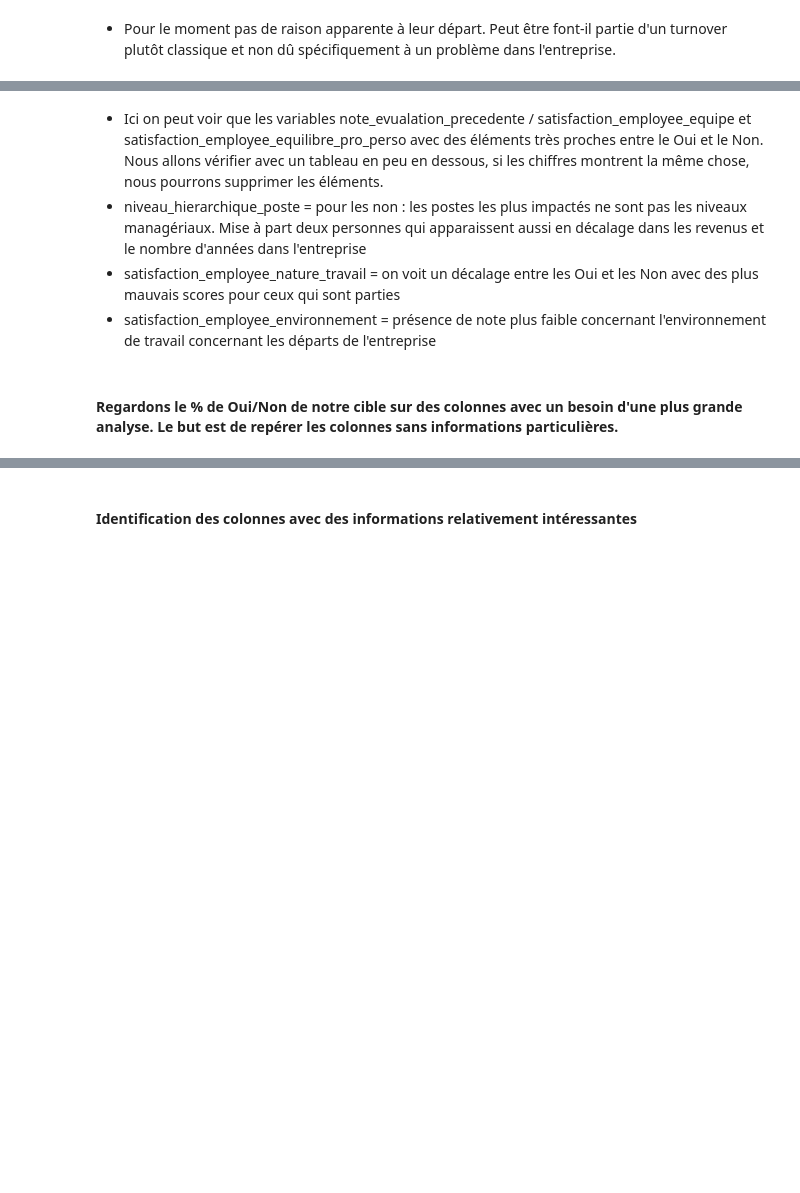
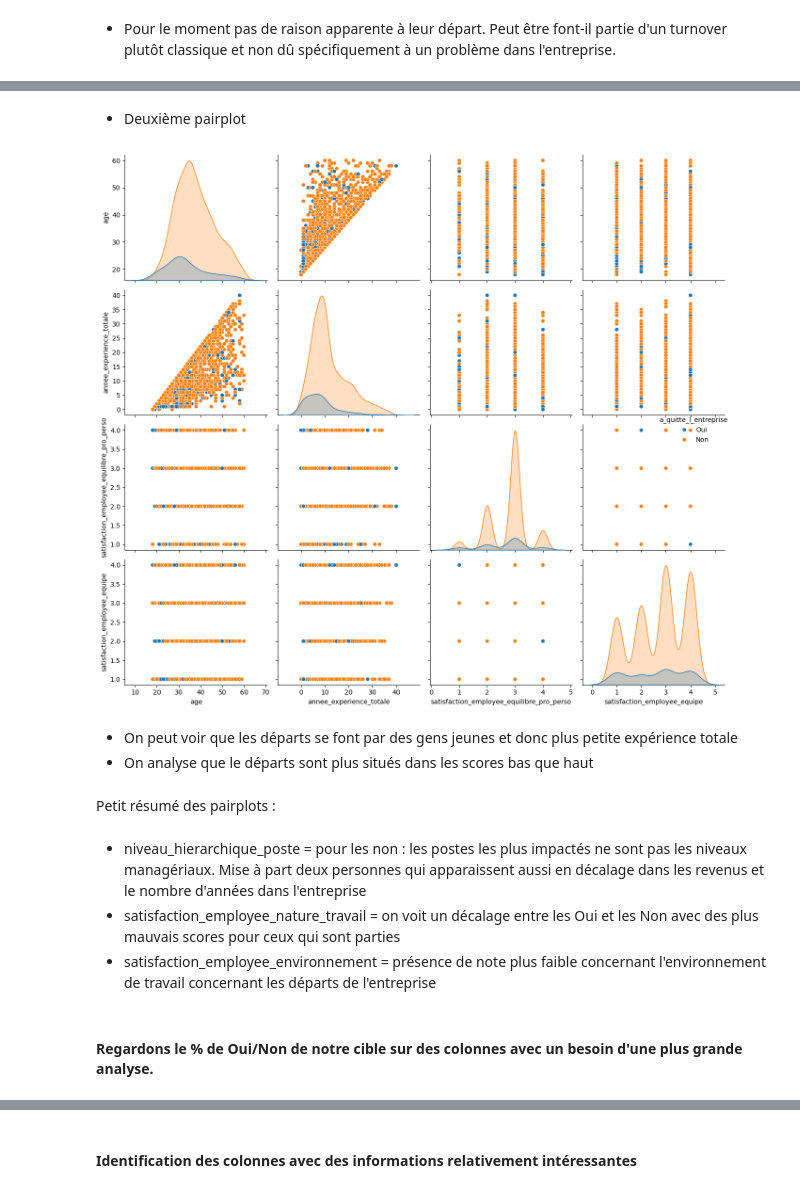
Before and after one commit to SCFlorian/Classifiez_automatiquement_des_informations, a Jupyter notebook: notebooks/notebook_1_analyse_exploratoire.ipynb, the cells around one changed output, grey strips where cells are left out. Cells and saved outputs as stored; diff of their text form; code cells hidden in the pictures; blank space fills up the shorter version.

```diff
--- a/notebooks/notebook_1_analyse_exploratoire.ipynb
+++ b/notebooks/notebook_1_analyse_exploratoire.ipynb
@@ -1042,10 +989,29 @@ Analyse globale de la partie sondage & hiérarchie des poste : pairplot + boxppl
+# %% [markdown]
+* Deuxième pairplot
+# %%
+cols = [
+    'age', 'annee_experience_totale','a_quitte_l_entreprise',
+    "satisfaction_employee_equilibre_pro_perso",
+    "satisfaction_employee_equipe"
+    ]
+data_pairplot = donnees_rh[cols]
+
+sns.pairplot(data_pairplot, hue = 'a_quitte_l_entreprise', height=3)
+plt.tight_layout()
+plt.show()
+# %% [output]
+[figure, added]
+# %% [markdown]
+* On peut voir que les départs se font par des gens jeunes et donc plus petite expérience totale
+* On analyse que le départs sont plus situés dans les scores bas que haut
+# %% [markdown]
+Petit résumé des pairplots :
 # %% [markdown]
-* Ici on peut voir que les variables note_evualation_precedente / satisfaction_employee_equipe et satisfaction_employee_equilibre_pro_perso avec des éléments très proches entre le Oui et le Non. Nous allons vérifier avec un tableau en peu en dessous, si les chiffres montrent la même chose, nous pourrons supprimer les éléments.
 * niveau_hierarchique_poste = pour les non : les postes les plus impactés ne sont pas les niveaux managériaux. Mise à part deux personnes qui apparaissent aussi en décalage dans les revenus et le nombre d'années dans l'entreprise
 * satisfaction_employee_nature_travail = on voit un décalage entre les Oui et les Non avec des plus mauvais scores pour ceux qui sont parties
 * satisfaction_employee_environnement = présence de note plus faible concernant l'environnement de travail concernant les départs de l'entreprise
 # %% [markdown]
-#### Regardons le % de Oui/Non de notre cible sur des colonnes avec un besoin d'une plus grande analyse. Le but est de repérer les colonnes sans informations particulières.
+#### Regardons le % de Oui/Non de notre cible sur des colonnes avec un besoin d'une plus grande analyse.
 # %%
 colonnes_a_exclure = [
     "id_employee", "age", "revenu_mensuel","genre","niveau_hierarchique_poste",
```
Also changed, not shown: parts of 49 cells of this notebook.
